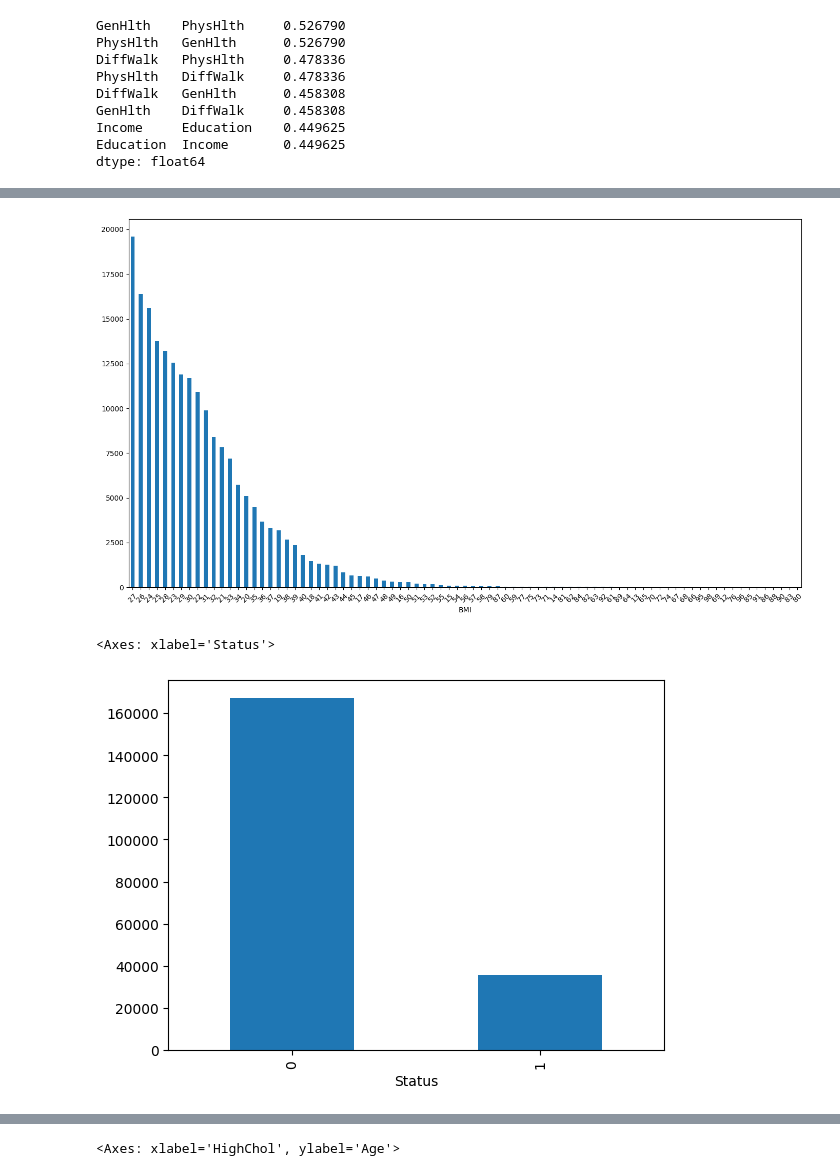
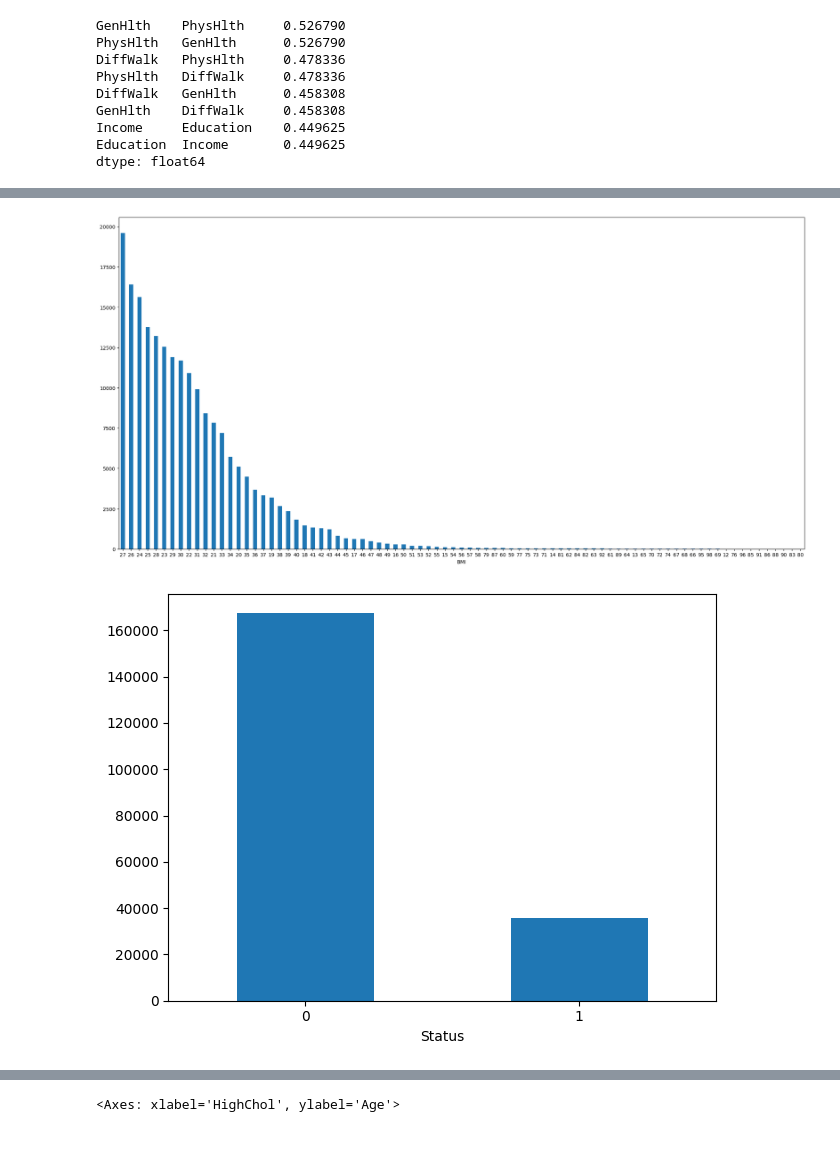
Before and after one commit to dealoux/COSC2753-a1, a Jupyter notebook: code/COSC2753_A1_s4000577.ipynb, the cells around one changed output, grey strips where cells are left out. Drawn from its saved outputs; the diff is of its cells as text; code cells hidden in the pictures; blank space fills up the shorter version.

```diff
--- a/code/COSC2753_A1_s4000577.ipynb
+++ b/code/COSC2753_A1_s4000577.ipynb
@@ -289,15 +276,16 @@ plt.xticks(rotation=45)
 # %%
-plt.figure(figsize=(14, 8), dpi=100)
+plt.figure(figsize=(20, 10), dpi=100)
 train_df['BMI'].value_counts().plot(kind='bar')
-plt.xticks(rotation=45)
+plt.xticks(rotation=360)
 plt.tight_layout()
 # %% [output]
-[figure, old version]
+[figure, new version]
 # %%
 # Check the distribution of Status
 train_df['Status'].value_counts().plot(kind='bar')
+plt.xticks(rotation=360)
+plt.tight_layout()
 # %% [output]
-<Axes: xlabel='Status'>
-[figure, old version]
+[figure, new version]
 # %%
 train_df['GenHlth'].value_counts().plot(kind='bar')
```
Also changed, not shown: parts of 14 cells of this notebook.
